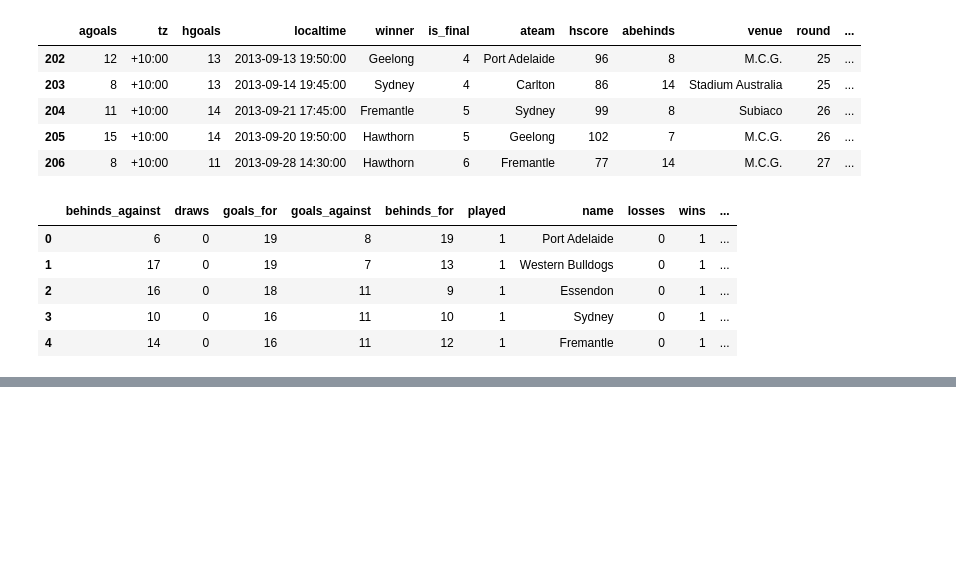
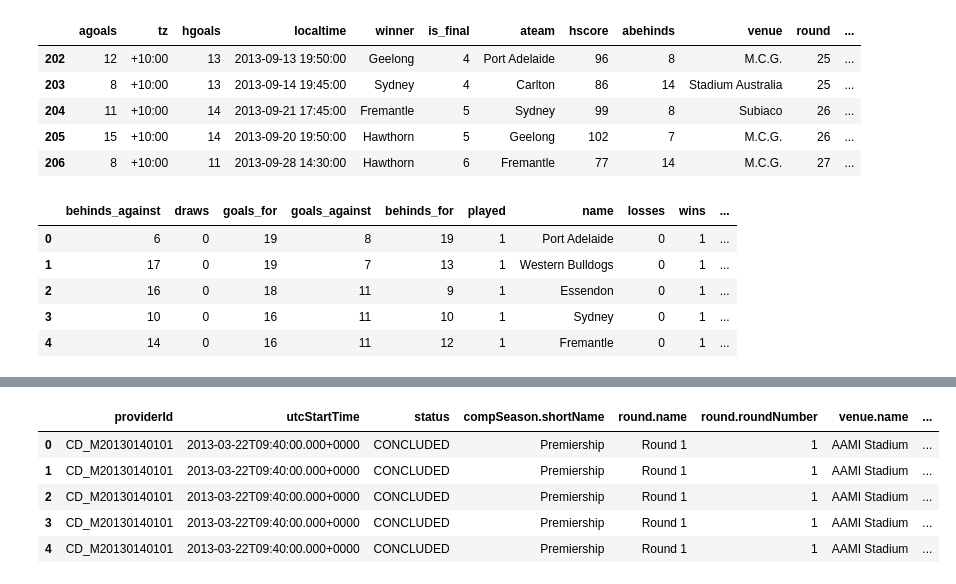
Before and after one commit to Beefstyles/AFLTippingPredictor, a Jupyter notebook: EDA_DataCleaning.ipynb, the cells around one changed output, grey strips where cells are left out. Saved outputs shown, nothing was run; the diff lists cells and outputs as text; code cells hidden in the pictures; blank space fills up the shorter version.

```diff
--- a/EDA_DataCleaning.ipynb
+++ b/EDA_DataCleaning.ipynb
@@ -112,0 +137,2 @@ ladder_2013_1.head()
+# %%
+lineup = pd.read_csv('./Data/Lineups/Lineup_2013.csv', low_memory=False)
@@ -112,0 +171,9 @@ ladder_2013_1.head()
+# %%
+lineup.head()
+# %% [output]
+|  | providerId | utcStartTime | status | compSeason.shortName | round.name | round.roundNumber | venue.name | ... |
+| 0 | CD_M20130140101 | 2013-03-22T09:40:00.000+0000 | CONCLUDED | Premiership | Round 1 | 1 | AAMI Stadium | ... |
+| 1 | CD_M20130140101 | 2013-03-22T09:40:00.000+0000 | CONCLUDED | Premiership | Round 1 | 1 | AAMI Stadium | ... |
+| 2 | CD_M20130140101 | 2013-03-22T09:40:00.000+0000 | CONCLUDED | Premiership | Round 1 | 1 | AAMI Stadium | ... |
+| 3 | CD_M20130140101 | 2013-03-22T09:40:00.000+0000 | CONCLUDED | Premiership | Round 1 | 1 | AAMI Stadium | ... |
+| 4 | CD_M20130140101 | 2013-03-22T09:40:00.000+0000 | CONCLUDED | Premiership | Round 1 | 1 | AAMI Stadium | ... |
```
Also changed, not shown: parts of 9 cells of this notebook, 2 other files.
